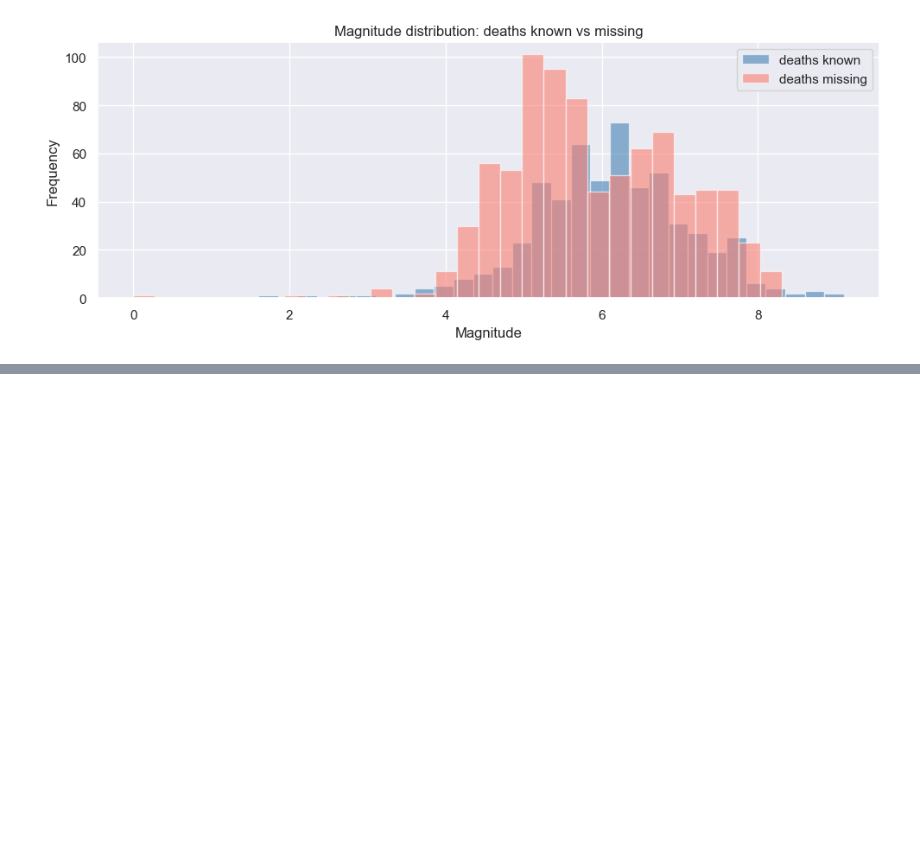
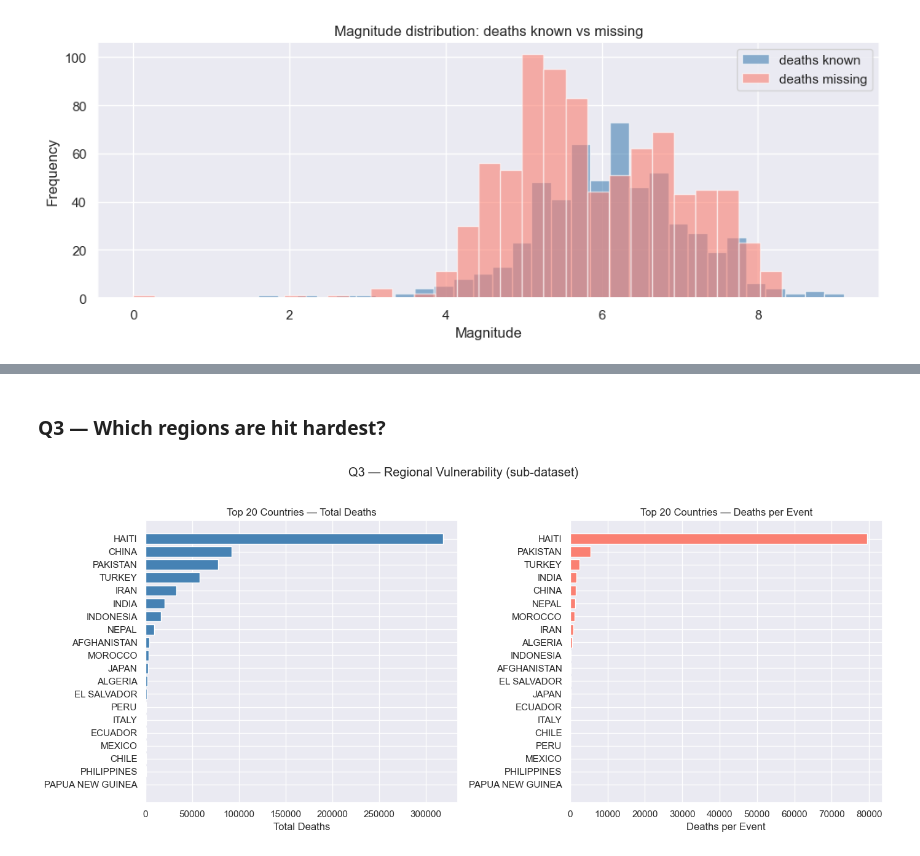
Before and after one commit to amandazweller/Final-project, a Jupyter notebook: explore_cleaned.ipynb, the cells around one changed output, grey strips where cells are left out. Cells and saved outputs as stored; diff of their text form; code cells hidden in the pictures; blank space fills up the shorter version.

```diff
--- a/explore_cleaned.ipynb
+++ b/explore_cleaned.ipynb
@@ -471,0 +658,33 @@ plt.show()
+# %% [markdown]
+### Q3 — Which regions are hit hardest?
+# %%
+q3 = (
+    sub.groupby('country')
+    .agg(
+        total_deaths       =('deaths',       'sum'),
+        median_damage_order=('damage_order',  'median'),
+        total_events       =('magnitude',     'count'),
+        median_magnitude   =('magnitude',     'median'),
+    )
+    .reset_index()
+)
+q3['deaths_per_event'] = q3['total_deaths'] / q3['total_events']
+q3 = q3.nlargest(20, 'total_deaths')
+
+fig, axes = plt.subplots(1, 2, figsize=(14, 6))
+
+q3_sorted = q3.sort_values('total_deaths')
+axes[0].barh(q3_sorted['country'], q3_sorted['total_deaths'], color='steelblue')
+axes[0].set_title('Top 20 Countries — Total Deaths')
+axes[0].set_xlabel('Total Deaths')
+
+q3_per = q3.sort_values('deaths_per_event')
+axes[1].barh(q3_per['country'], q3_per['deaths_per_event'], color='salmon')
+axes[1].set_title('Top 20 Countries — Deaths per Event')
+axes[1].set_xlabel('Deaths per Event')
+
+plt.suptitle('Q3 — Regional Vulnerability (sub-dataset)', y=1.02)
+plt.tight_layout()
+plt.show()
+# %% [output]
+[figure, added]
```
Also changed, not shown: parts of 13 cells of this notebook.
